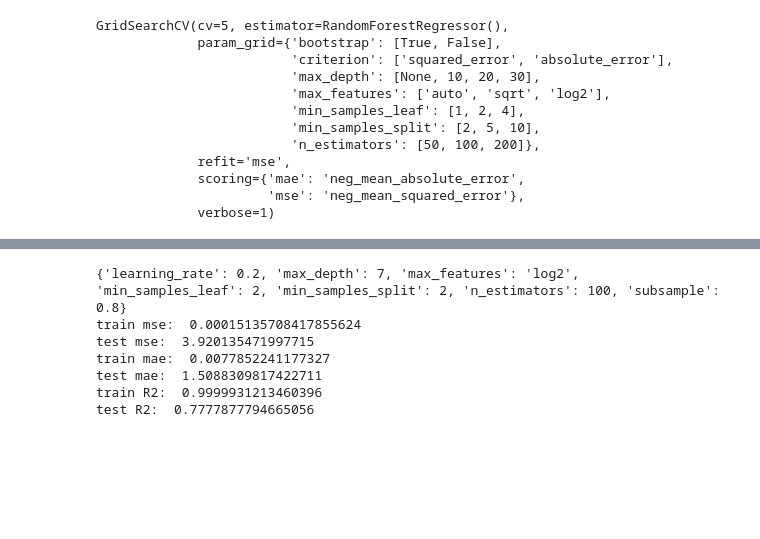
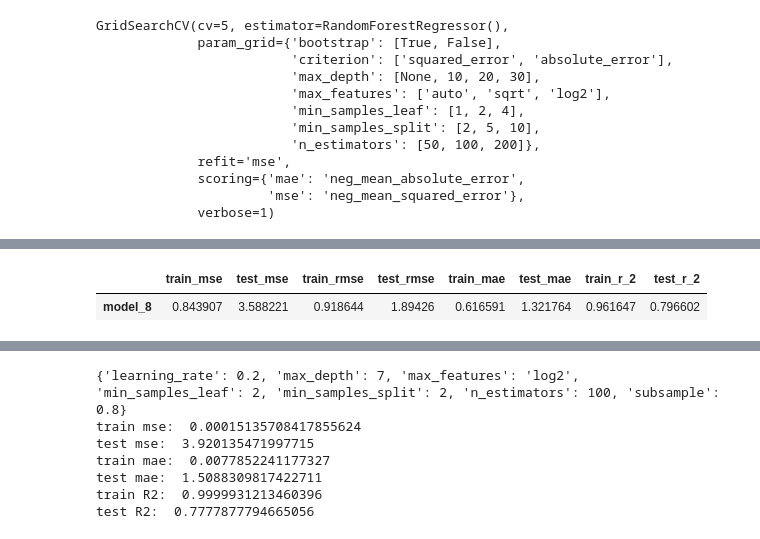
Before and after one commit to York-Solutions-B2E/luke-sands-aml-student-regression, a Jupyter notebook: Student_Project.ipynb, the cells around one changed output, grey strips where cells are left out. Drawn from its saved outputs; the diff is of its cells as text; code cells hidden in the pictures; blank space fills up the shorter version.

```diff
--- a/Student_Project.ipynb
+++ b/Student_Project.ipynb
@@ -1226,0 +1249,28 @@ Fitting 5 folds for each of 1296 candidates, totalling 6480 fits
+# %%
+#Save 1 best estimator from gridsearch
+model_8 = model_8.best_estimator_
+# %%
+model_list = [model_8]#,model_8,model_9,model_10,model_11]
+# Initalize list of models scores
+scores = []
+# Store model scores in list of lists
+for i in model_list:
+    trainpreds = i.predict(X_train)
+    testpreds = i.predict(X_test)
+    train_mse = mean_squared_error(y_train, trainpreds)
+    test_mse = mean_squared_error(y_test, testpreds)
+    train_rmse = (train_mse**0.5)
+    test_rmse = (test_mse**0.5)
+    train_mae = mean_absolute_error(y_train, trainpreds)
+    test_mae = mean_absolute_error(y_test, testpreds)
+    train_r_2 = r2_score(y_train,trainpreds)
+    test_r_2 = r2_score(y_test,testpreds)
+    scores.append([train_mse,test_mse,train_rmse,test_rmse,train_mae,test_mae,train_r_2,test_r_2])
+# Make dataframe of scores by model
+model_8_df = pd.DataFrame(scores, index=["model_8"],
+                         columns=["train_mse","test_mse","train_rmse","test_rmse",
+                                  "train_mae","test_mae","train_r_2","test_r_2"])
+model_8_df
+# %% [output]
+|  | train_mse | test_mse | train_rmse | test_rmse | train_mae | test_mae | train_r_2 | test_r_2 |
+| model_8 | 0.843907 | 3.588221 | 0.918644 | 1.89426 | 0.616591 | 1.321764 | 0.961647 | 0.796602 |
```
Also changed, not shown: parts of 44 cells of this notebook, 8 other files.
